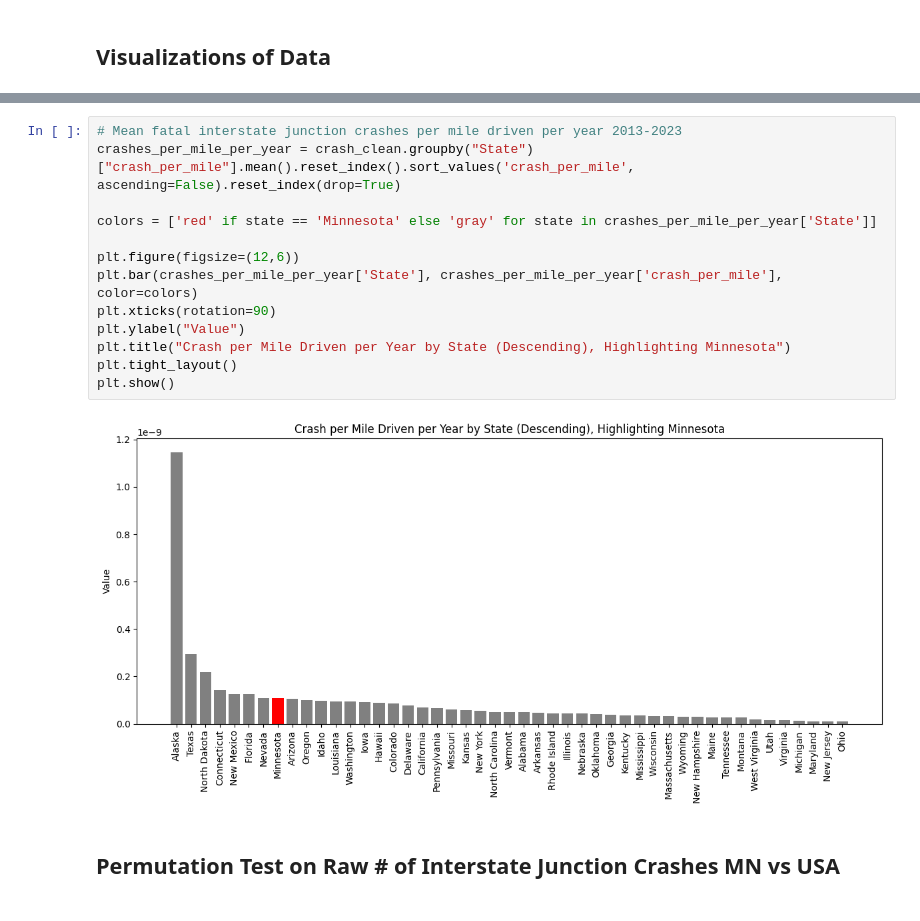
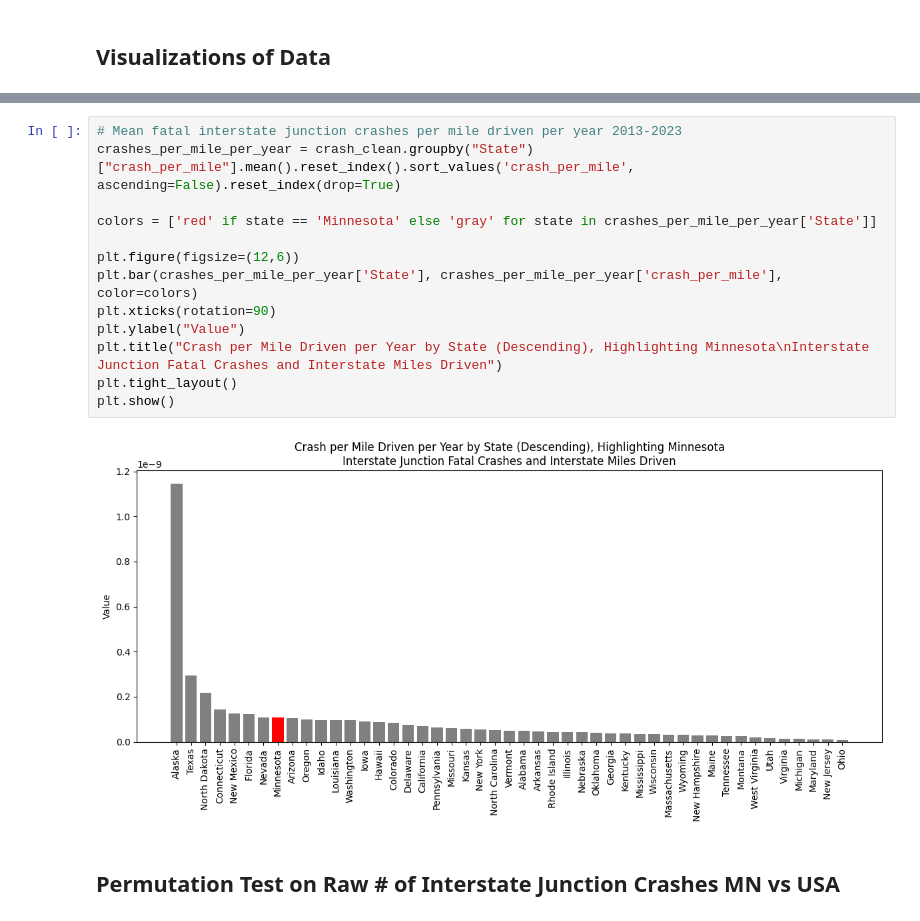
Before and after one commit to evan4629/SEIS631_Project_MN_Fatal_Merging, a Jupyter notebook: mn_drivers_hypothesis.ipynb, the cells around one changed output, grey strips where cells are left out. Drawn from its saved outputs; the diff is of its cells as text.

```diff
--- a/mn_drivers_hypothesis.ipynb
+++ b/mn_drivers_hypothesis.ipynb
@@ -108,18 +108,18 @@ plt.show()
 # %%
 # Mean fatal interstate junction crashes per mile driven per year 2013-2023
 crashes_per_mile_per_year = crash_clean.groupby("State")["crash_per_mile"].mean().reset_index().sort_values('crash_per_mile', ascending=False).reset_index(drop=True)
 
 colors = ['red' if state == 'Minnesota' else 'gray' for state in crashes_per_mile_per_year['State']]
 
 plt.figure(figsize=(12,6))
 plt.bar(crashes_per_mile_per_year['State'], crashes_per_mile_per_year['crash_per_mile'], color=colors)
 plt.xticks(rotation=90)
 plt.ylabel("Value")
-plt.title("Crash per Mile Driven per Year by State (Descending), Highlighting Minnesota")
+plt.title("Crash per Mile Driven per Year by State (Descending), Highlighting Minnesota\nInterstate Junction Fatal Crashes and Interstate Miles Driven")
 plt.tight_layout()
 plt.show()
 # %% [output]
-[figure, old version]
+[figure, new version]
 # %% [markdown]
 ## **Permutation Test on Raw # of Interstate Junction Crashes MN vs USA**
 # %%
```
Also changed, not shown: parts of 10 cells of this notebook.
